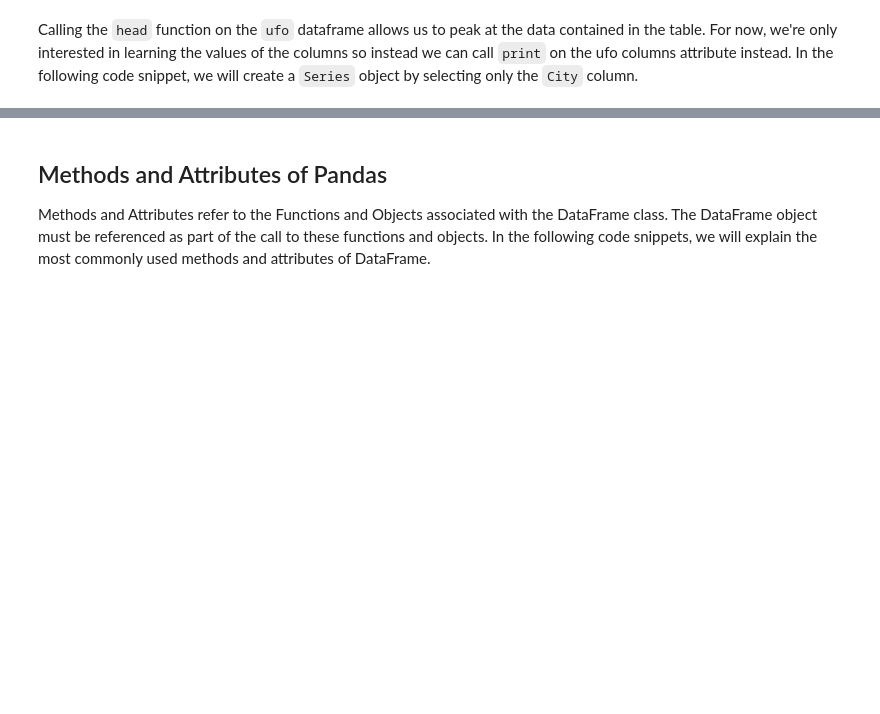
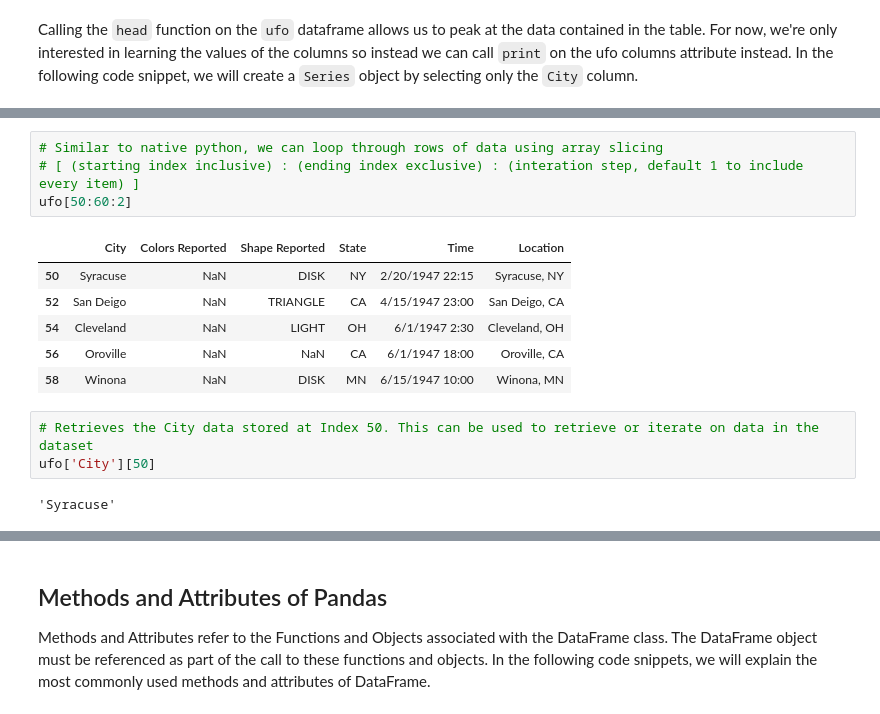
Before and after one commit to MonicaAmelia/python_data_practice, a Jupyter notebook: pandas/pandas.ipynb, the cells around one changed output, grey strips where cells are left out. Cells and saved outputs as stored; diff of their text form; blank space fills up the shorter version.

```diff
--- a/pandas/pandas.ipynb
+++ b/pandas/pandas.ipynb
@@ -111,0 +145,16 @@ ufo.head()
+# %%
+# Similar to native python, we can loop through rows of data using array slicing
+# [ (starting index inclusive) : (ending index exclusive) : (interation step, default 1 to include every item) ]
+ufo[50:60:2]
+# %% [output]
+|  | City | Colors Reported | Shape Reported | State | Time | Location |
+| 50 | Syracuse | NaN | DISK | NY | 2/20/1947 22:15 | Syracuse, NY |
+| 52 | San Deigo | NaN | TRIANGLE | CA | 4/15/1947 23:00 | San Deigo, CA |
+| 54 | Cleveland | NaN | LIGHT | OH | 6/1/1947 2:30 | Cleveland, OH |
+| 56 | Oroville | NaN | NaN | CA | 6/1/1947 18:00 | Oroville, CA |
+| 58 | Winona | NaN | DISK | MN | 6/15/1947 10:00 | Winona, MN |
+# %%
+# Retrieves the City data stored at Index 50. This can be used to retrieve or iterate on data in the dataset
+ufo['City'][50]
+# %% [output]
+'Syracuse'
```
Also changed, not shown: parts of 23 cells of this notebook.
